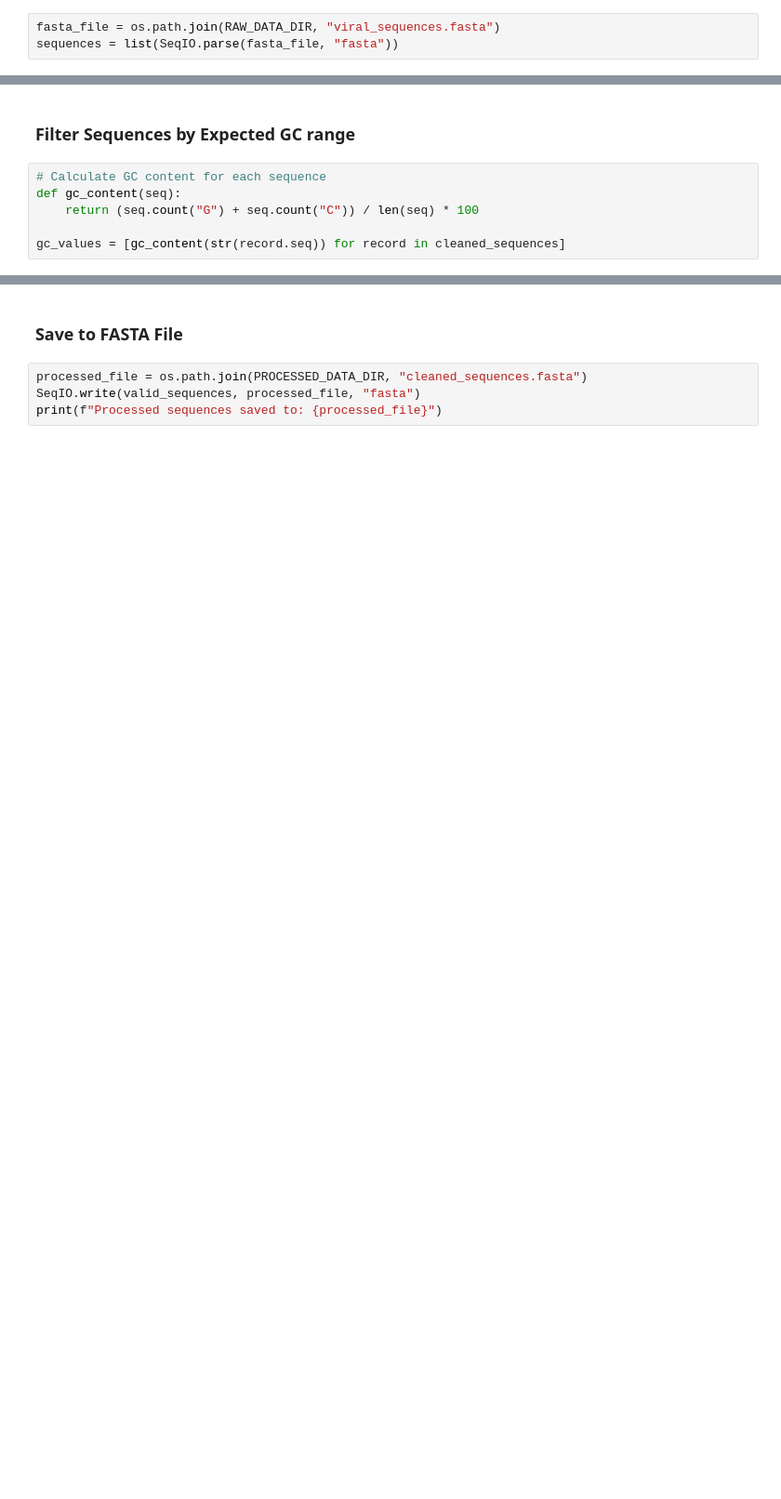
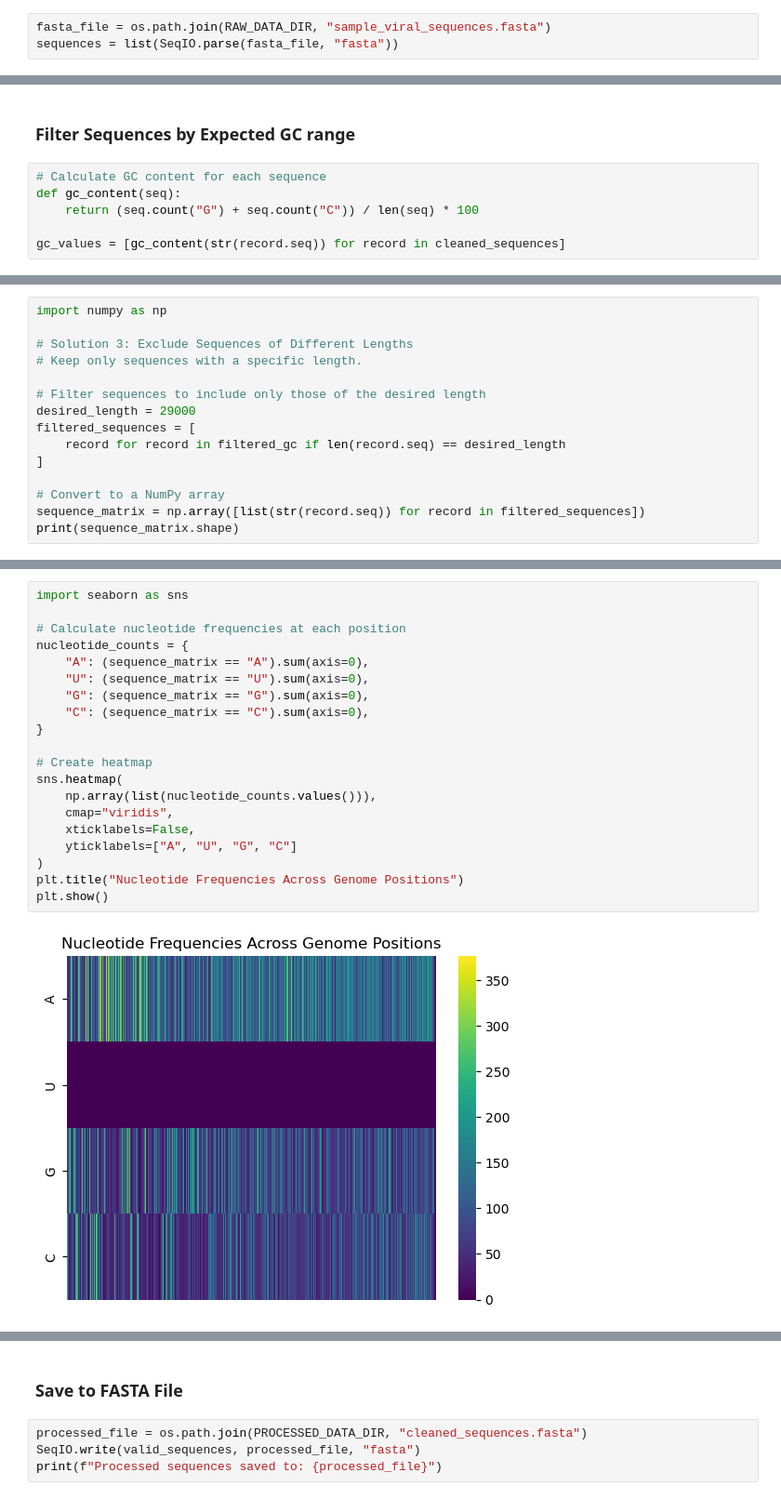
Before and after one commit to h-sellak/Cas13Hunter, a Jupyter notebook: notebooks/01_data_preprocessing.ipynb, the cells around one changed output, grey strips where cells are left out. Shown at 93% size. Drawn from its saved outputs; the diff is of its cells as text; blank space fills up the shorter version.

```diff
--- a/notebooks/01_data_preprocessing.ipynb
+++ b/notebooks/01_data_preprocessing.ipynb
@@ -26,7 +27,7 @@ os.makedirs(PROCESSED_DATA_DIR, exist_ok=True)
 # %% [markdown]
 ### Load FASTA Files
 # %%
-fasta_file = os.path.join(RAW_DATA_DIR, "viral_sequences.fasta")
+fasta_file = os.path.join(RAW_DATA_DIR, "sample_viral_sequences.fasta")
 sequences = list(SeqIO.parse(fasta_file, "fasta"))
 # %%
 # Display the total number of sequences
@@ -163,0 +232,15 @@ print(f"Sequences after GC content filtering: {len(filtered_gc)}")
+# %%
+import numpy as np
+
+# Solution 3: Exclude Sequences of Different Lengths
+# Keep only sequences with a specific length.
+
+# Filter sequences to include only those of the desired length
+desired_length = 29000
+filtered_sequences = [
+    record for record in filtered_gc if len(record.seq) == desired_length
+]
+
+# Convert to a NumPy array
+sequence_matrix = np.array([list(str(record.seq)) for record in filtered_sequences])
+print(sequence_matrix.shape)
@@ -163,0 +251,22 @@ print(f"Sequences after GC content filtering: {len(filtered_gc)}")
+# %%
+import seaborn as sns
+
+# Calculate nucleotide frequencies at each position
+nucleotide_counts = {
+    "A": (sequence_matrix == "A").sum(axis=0),
+    "U": (sequence_matrix == "U").sum(axis=0),
+    "G": (sequence_matrix == "G").sum(axis=0),
+    "C": (sequence_matrix == "C").sum(axis=0),
+}
+
+# Create heatmap
+sns.heatmap(
+    np.array(list(nucleotide_counts.values())),
+    cmap="viridis",
+    xticklabels=False,
+    yticklabels=["A", "U", "G", "C"]
+)
+plt.title("Nucleotide Frequencies Across Genome Positions")
+plt.show()
+# %% [output]
+[figure, added]
```
Also changed, not shown: parts of 27 cells of this notebook.
